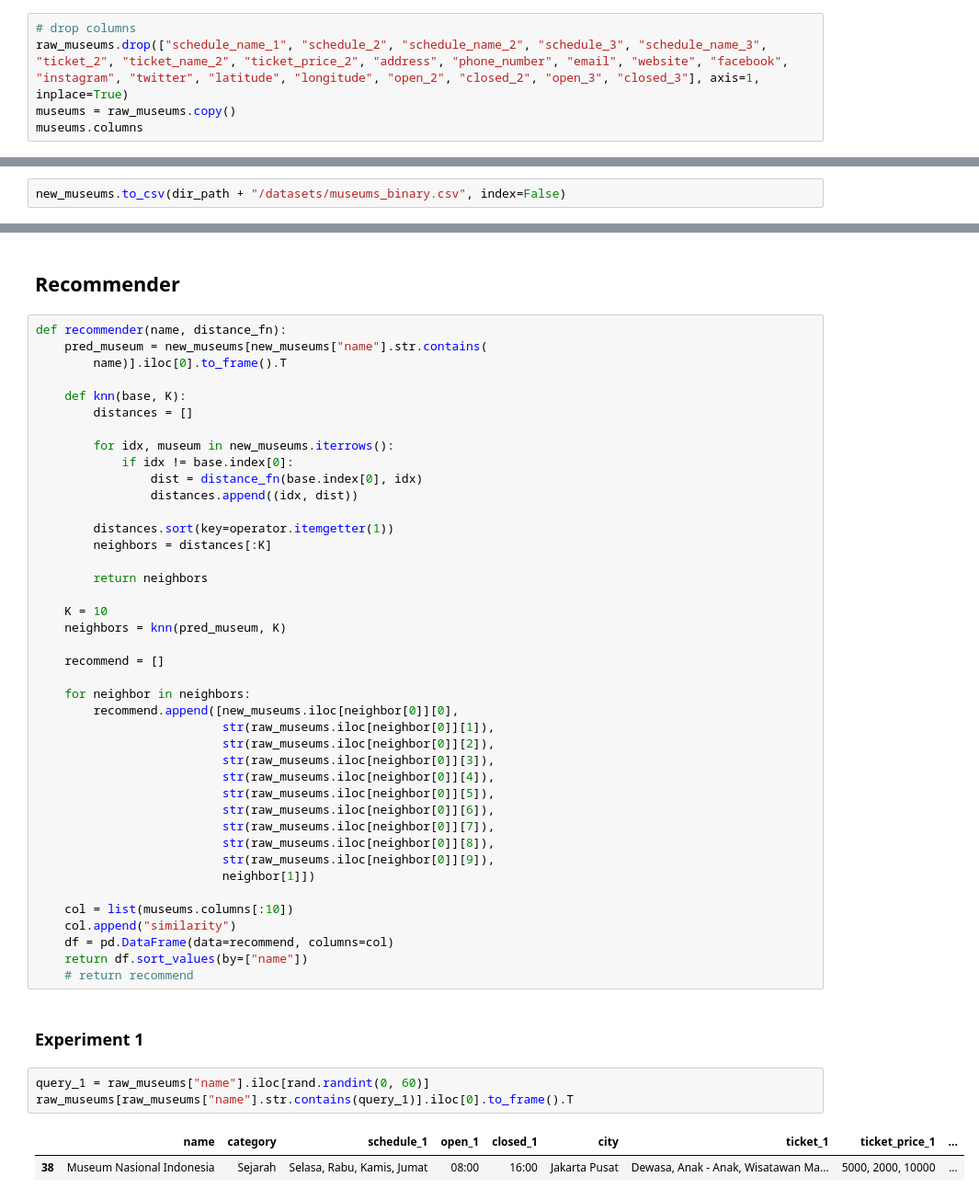
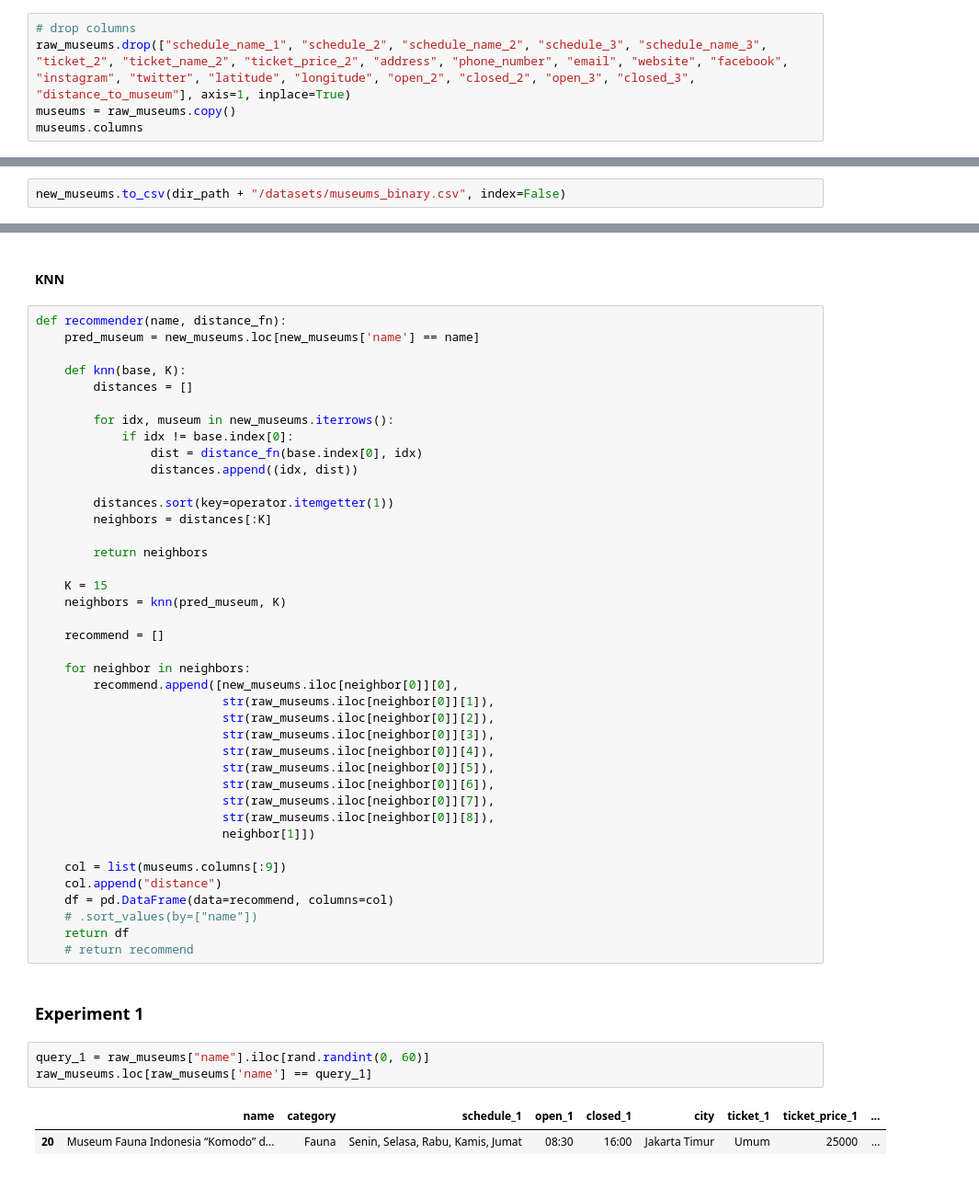
Before and after one commit to reykim7124/chatbot_recsys_museum, a Jupyter notebook: recsys.ipynb, the cells around one changed output, grey strips where cells are left out. Shown: that part at 92% size. Drawn from its saved outputs; the diff is of its cells as text.

```diff
--- a/recsys.ipynb
+++ b/recsys.ipynb
@@ -106,7 +118,7 @@ Index(['name', 'category', 'schedule_1', 'schedule_name_1', 'open_1',
       dtype='object')
 # %%
 # drop columns
-raw_museums.drop(["schedule_name_1", "schedule_2", "schedule_name_2", "schedule_3", "schedule_name_3", "ticket_2", "ticket_name_2", "ticket_price_2", "address", "phone_number", "email", "website", "facebook", "instagram", "twitter", "latitude", "longitude", "open_2", "closed_2", "open_3", "closed_3"], axis=1, inplace=True)
+raw_museums.drop(["schedule_name_1", "schedule_2", "schedule_name_2", "schedule_3", "schedule_name_3", "ticket_2", "ticket_name_2", "ticket_price_2", "address", "phone_number", "email", "website", "facebook", "instagram", "twitter", "latitude", "longitude", "open_2", "closed_2", "open_3", "closed_3", "distance_to_museum"], axis=1, inplace=True)
 museums = raw_museums.copy()
 museums.columns
 # %% [output]
@@ -578,9 +560,8 @@ def euclidean_distance(museum_id_1, museum_id_2):
 # %% [markdown]
-## Recommender
+#### KNN
 # %%
 def recommender(name, distance_fn):
-    pred_museum = new_museums[new_museums["name"].str.contains(
-        name)].iloc[0].to_frame().T
+    pred_museum = new_museums.loc[new_museums['name'] == name]
 
     def knn(base, K):
         distances = []
@@ -595,7 +576,7 @@ def recommender(name, distance_fn):
 
         return neighbors
 
-    K = 10
+    K = 15
     neighbors = knn(pred_museum, K)
 
     recommend = []
@@ -610,20 +591,20 @@ def recommender(name, distance_fn):
                           str(raw_museums.iloc[neighbor[0]][6]),
                           str(raw_museums.iloc[neighbor[0]][7]),
                           str(raw_museums.iloc[neighbor[0]][8]),
-                          str(raw_museums.iloc[neighbor[0]][9]),
                           neighbor[1]])
 
-    col = list(museums.columns[:10])
-    col.append("similarity")
+    col = list(museums.columns[:9])
+    col.append("distance")
     df = pd.DataFrame(data=recommend, columns=col)
-    return df.sort_values(by=["name"])
+    # .sort_values(by=["name"])
+    return df
     # return recommend
 # %% [markdown]
 ### Experiment 1
 # %%
 query_1 = raw_museums["name"].iloc[rand.randint(0, 60)]
-raw_museums[raw_museums["name"].str.contains(query_1)].iloc[0].to_frame().T
+raw_museums.loc[raw_museums['name'] == query_1]
 # %% [output]
 |  | name | category | schedule_1 | open_1 | closed_1 | city | ticket_1 | ticket_price_1 | ... |
-| 38 | Museum Nasional Indonesia | Sejarah | Selasa, Rabu, Kamis, Jumat | 08:00 | 16:00 | Jakarta Pusat | Dewasa, Anak - Anak, Wisatawan Ma... | 5000, 2000, 10000 | ... |
+| 20 | Museum Fauna Indonesia “Komodo” d... | Fauna | Senin, Selasa, Rabu, Kamis, Jumat | 08:30 | 16:00 | Jakarta Timur | Umum | 25000 | ... |
 # %%
```
Also changed, not shown: parts of 108 cells of this notebook, 7 other files.
